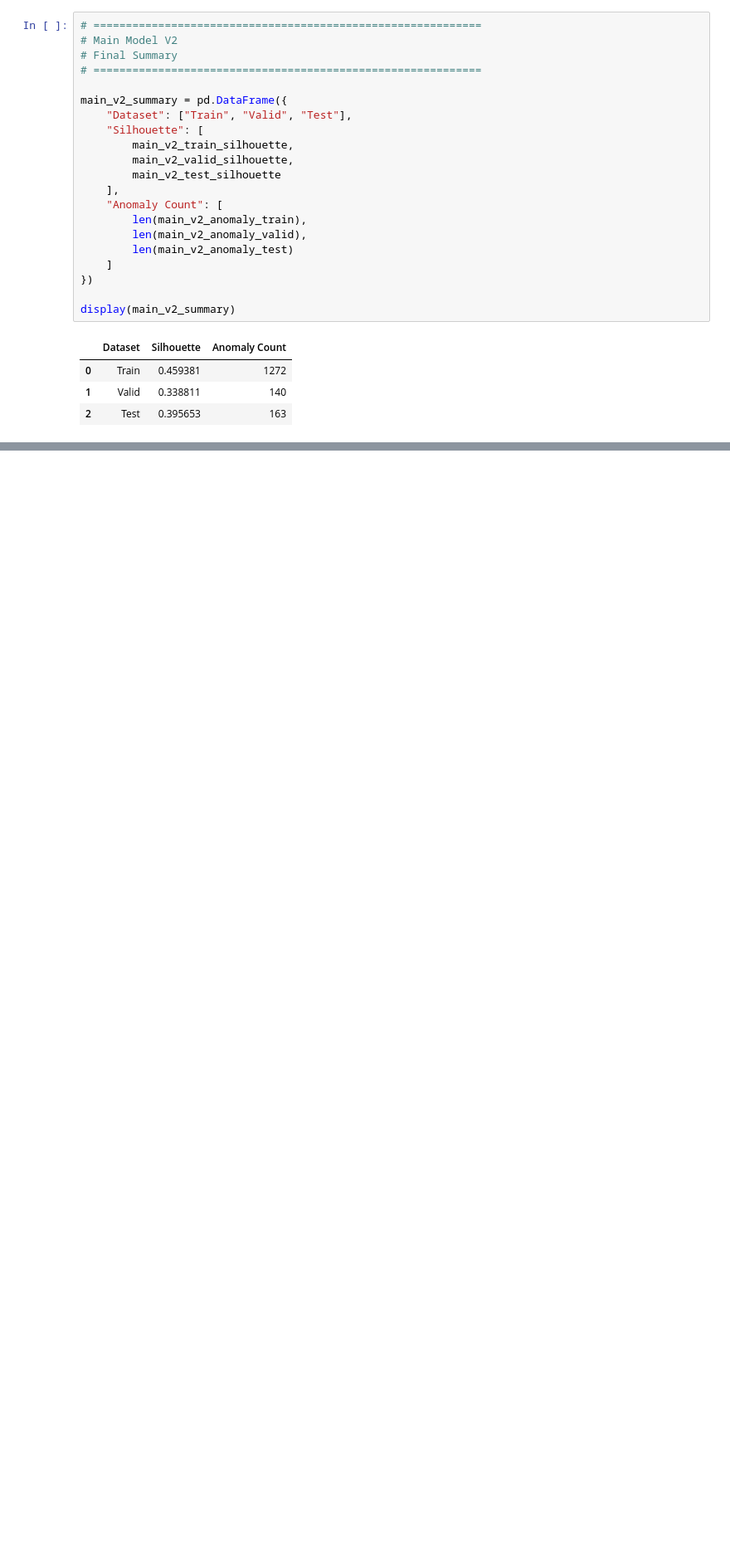
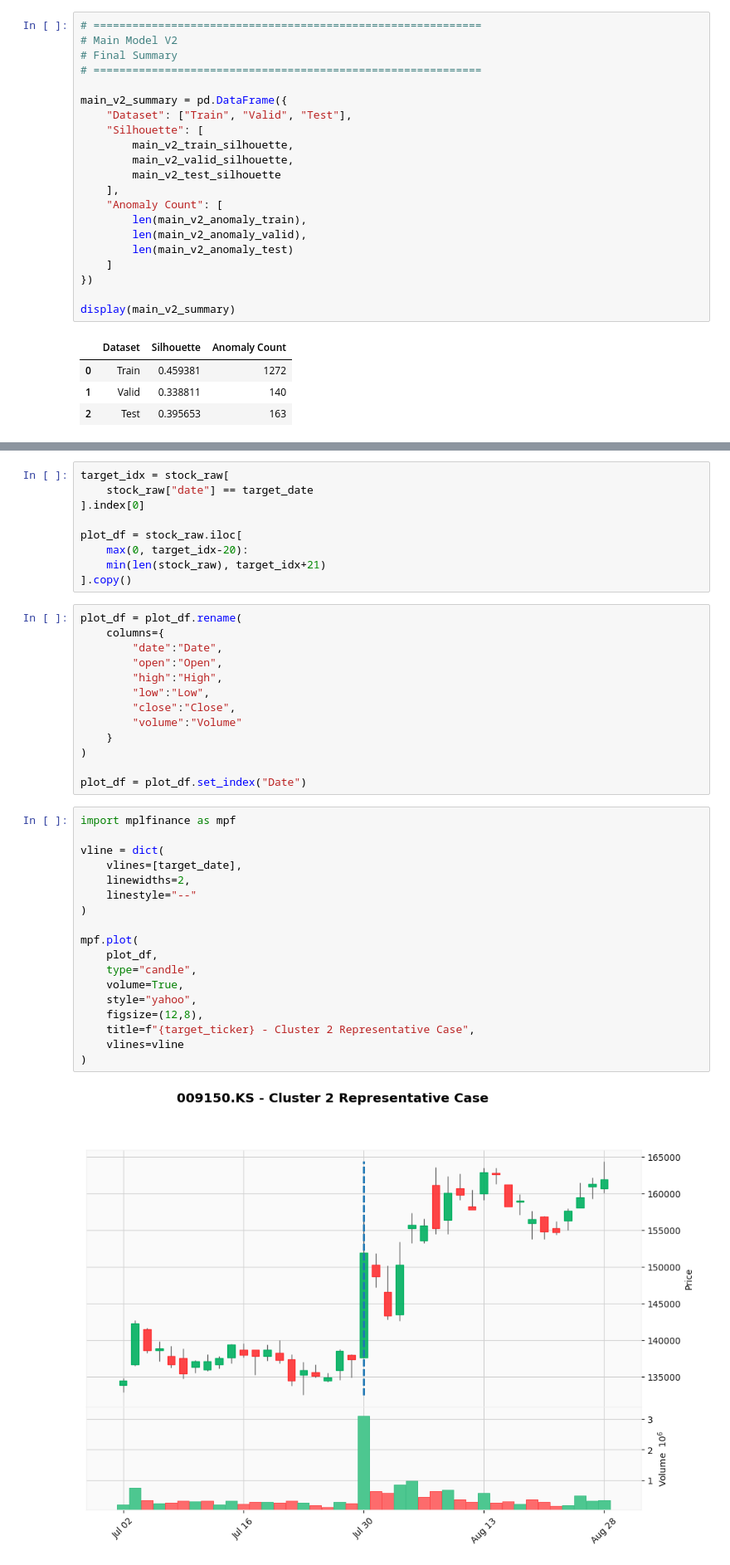
Before and after one commit to leessanghu/financial-anomaly-detection, a Jupyter notebook: notebooks/04_Main_model.ipynb, the cells around one changed output, grey strips where cells are left out. Shown at 83% size. Cells and saved outputs as stored; diff of their text form; blank space fills up the shorter version.

```diff
--- a/notebooks/04_Main_model.ipynb
+++ b/notebooks/04_Main_model.ipynb
@@ -1260,0 +1366,42 @@ display(main_v2_summary)
+# %%
+target_idx = stock_raw[
+    stock_raw["date"] == target_date
+].index[0]
+
+plot_df = stock_raw.iloc[
+    max(0, target_idx-20):
+    min(len(stock_raw), target_idx+21)
+].copy()
+# %%
+plot_df = plot_df.rename(
+    columns={
+        "date":"Date",
+        "open":"Open",
+        "high":"High",
+        "low":"Low",
+        "close":"Close",
+        "volume":"Volume"
+    }
+)
+
+plot_df = plot_df.set_index("Date")
+# %%
+import mplfinance as mpf
+
+vline = dict(
+    vlines=[target_date],
+    linewidths=2,
+    linestyle="--"
+)
+
+mpf.plot(
+    plot_df,
+    type="candle",
+    volume=True,
+    style="yahoo",
+    figsize=(12,8),
+    title=f"{target_ticker} - Cluster 2 Representative Case",
+    vlines=vline
+)
+# %% [output]
+[figure, added]
```
Also changed, not shown: parts of 8 cells of this notebook.
